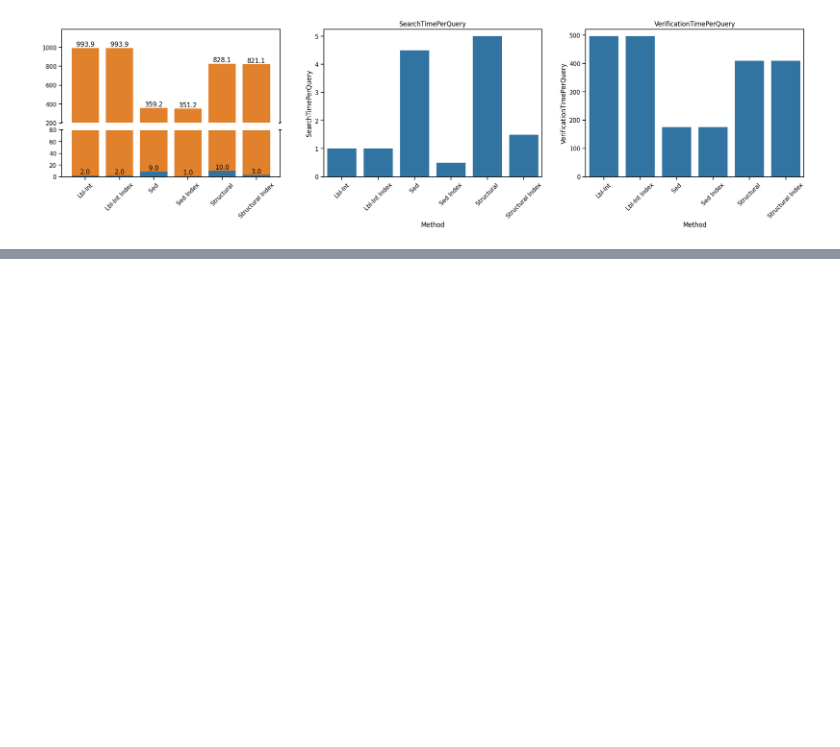
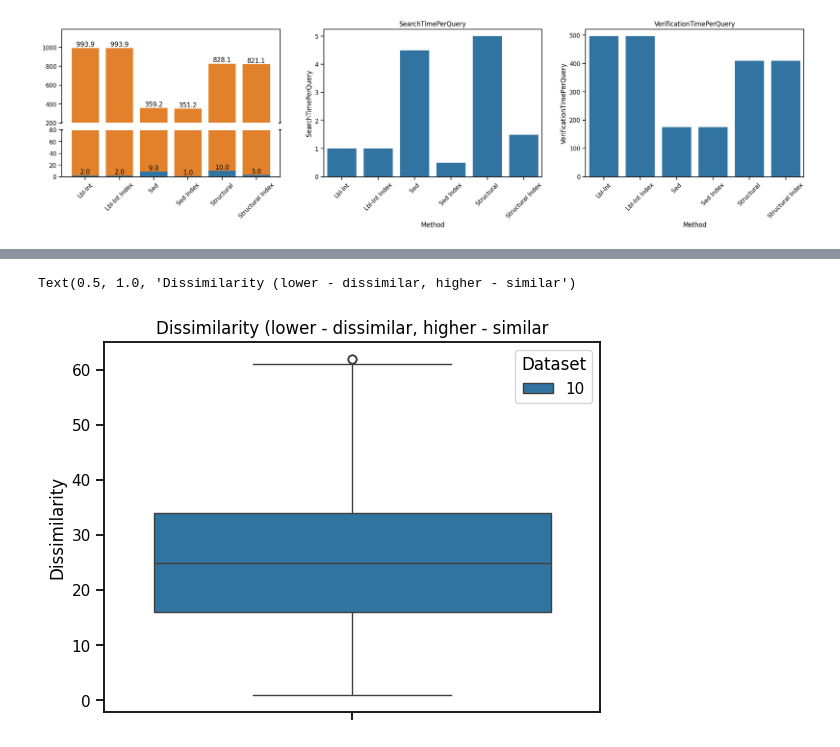
Before and after one commit to LukMRVC/tree-statistics, a Jupyter notebook: gen-datasets.ipynb, the cells around one changed output, grey strips where cells are left out. Cells and saved outputs as stored; diff of their text form; code cells hidden in the pictures; blank space fills up the shorter version.

```diff
--- a/gen-datasets.ipynb
+++ b/gen-datasets.ipynb
@@ -1288,0 +1291,5 @@ Text(0.5, 1.0, 'VerificationTimePerQuery')
+# %%
+datasets = ['10']
+data: PlotData = get_plot_data_ds('resources/workloads/generational/sim-high-label-test/')
+display(data.statistics)
+display(data.sdf)
@@ -1288,0 +1301,6 @@ Text(0.5, 1.0, 'VerificationTimePerQuery')
+# %%
+bxp = sns.boxplot(data.dissimilarity, y="Dissimilarity", hue="Dataset")
+bxp.set_title('Dissimilarity (lower - dissimilar, higher - similar')
+# %% [output]
+Text(0.5, 1.0, 'Dissimilarity (lower - dissimilar, higher - similar')
+[figure, added]
```
Also changed, not shown: parts of 4 cells of this notebook, 2 other files.
